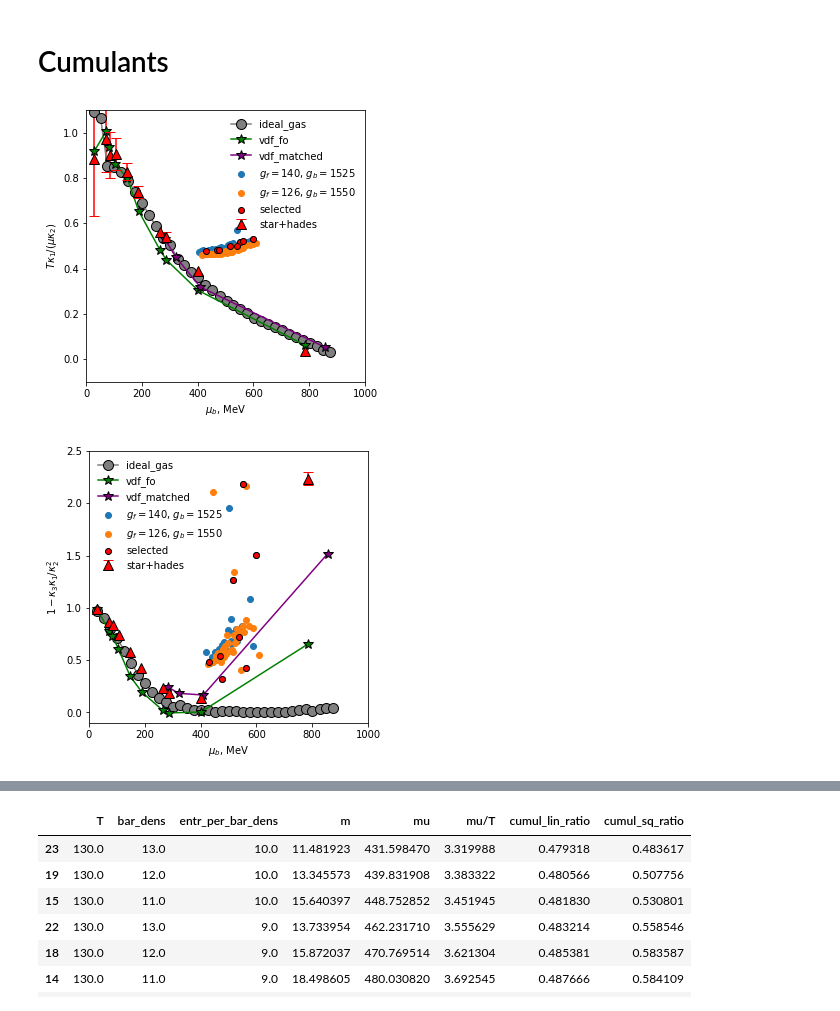
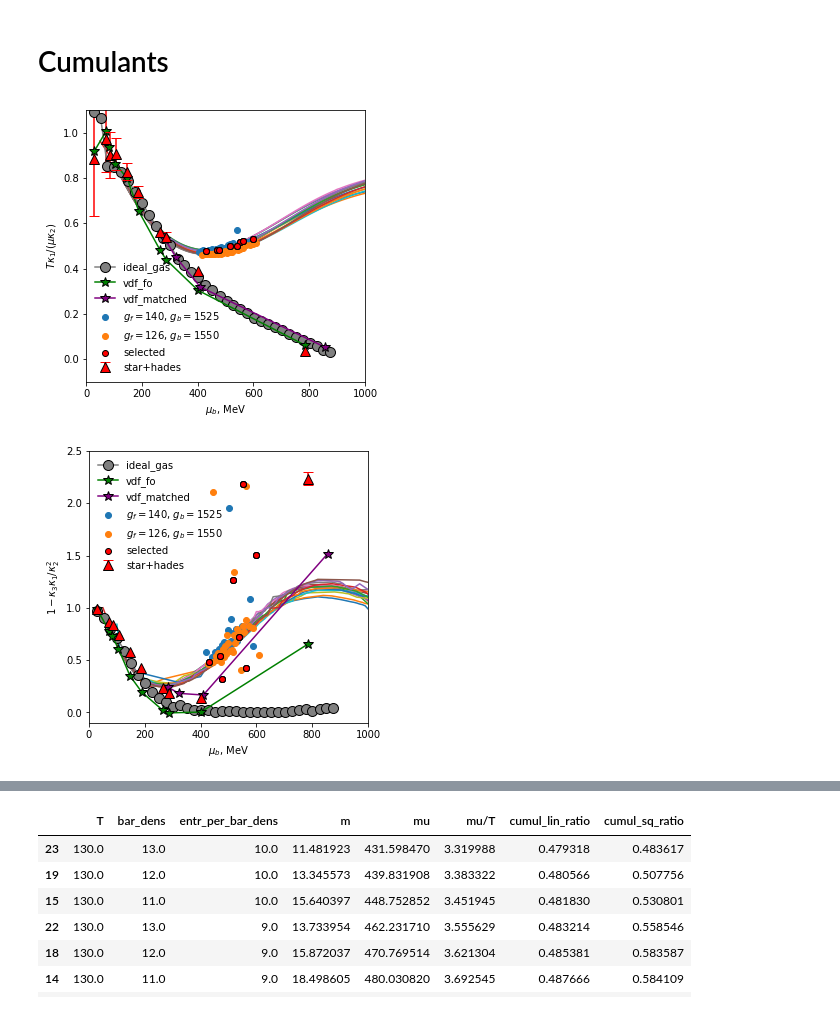
Before and after one commit to NazyS/relativistic-ISCT-EoS, a Jupyter notebook: phase_transition.ipynb, the cells around one changed output, grey strips where cells are left out. Saved outputs shown, nothing was run; the diff lists cells and outputs as text; code cells hidden in the pictures.

Commit message:
plotting for cumulants ratios

```diff
--- a/phase_transition.ipynb
+++ b/phase_transition.ipynb
@@ -149,16 +151,18 @@ df_nm_lgf = pd.read_csv('cs_sq_fulldata/low_m_search_fixed_bar_dens_nm_lgf_10per
 # %%
 plot_cumul_digit(kind='lin')
 
 plt.scatter(df_nm['mu'], df_nm['cumul_lin_ratio'], label='$g_f=140$, $g_b=1525$')
 plt.scatter(df_nm_lgf['mu'], df_nm_lgf['cumul_lin_ratio'], label='$g_f=126$, $g_b=1550$')
 
 plt.scatter(selected_df['mu'], selected_df['cumul_lin_ratio'], c='r', edgecolors='k', label='selected')
 
+plot_selected_cumuls_data(zorder=-1, cleaned=True)
+
 plt.legend(frameon=False)
 # plt.savefig('visualization/plots/test_cumul_lin.pdf')
 plt.show()
 # %% [output]
-[figure, old version]
+[figure, new version]
 # %%
 plot_cumul_digit(kind='sq')
 
@@ -167,11 +171,13 @@ plt.scatter(df_nm_lgf['mu'], df_nm_lgf['cumul_sq_ratio'], label='$g_f=126$, $g_b
 
 plt.scatter(selected_df['mu'], selected_df['cumul_sq_ratio'], c='r', edgecolors='k', label='selected')
 
+plot_selected_cumuls_data(kind='sq', zorder=-1, cleaned=True)
+
 plt.legend(frameon=False)
 # plt.savefig('visualization/plots/test_cumul_sq.pdf')
 plt.show()
 # %% [output]
-[figure, old version]
+[figure, new version]
 # %%
 def plot_cumul_digit(kind='lin'):
     plt.figure(figsize=(5,5))
```
Also changed, not shown: parts of 5 cells of this notebook.
